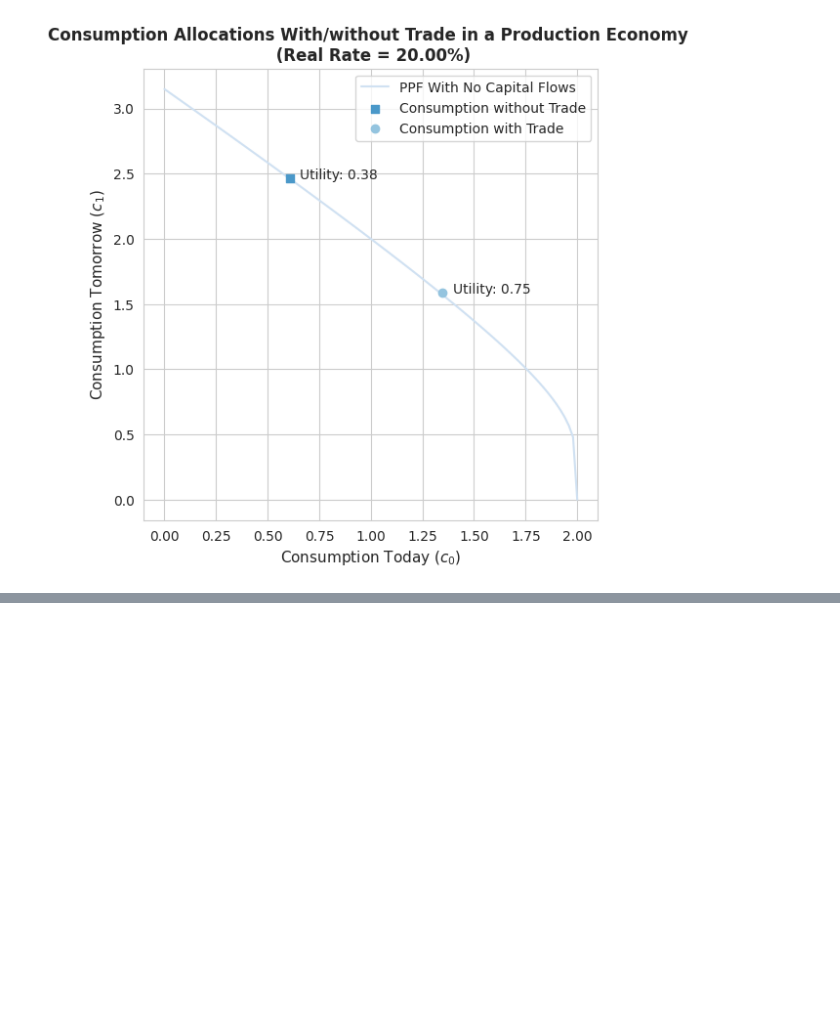
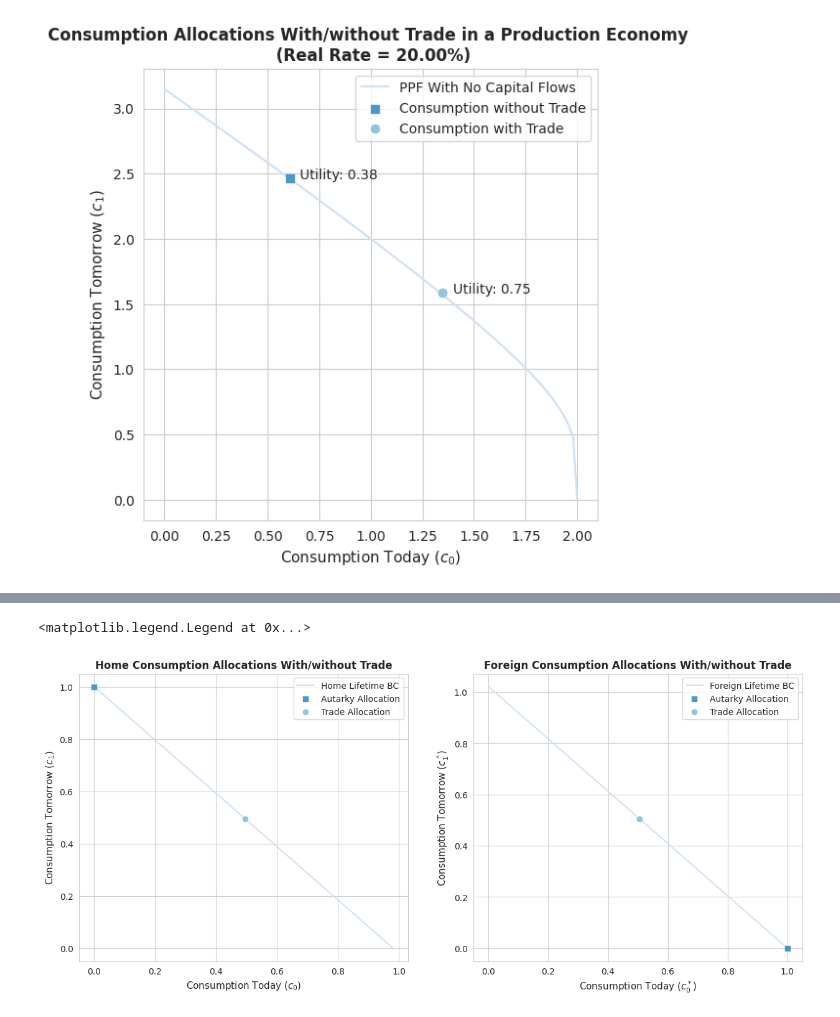
Before and after one commit to dandoreyrodriguez/Foundations_of_International_Macroeconomics, a Jupyter notebook: FIM_1.ipynb, the cells around one changed output, grey strips where cells are left out. Drawn from its saved outputs; the diff is of its cells as text; code cells hidden in the pictures; blank space fills up the shorter version.

```diff
--- a/FIM_1.ipynb
+++ b/FIM_1.ipynb
@@ -228,0 +279,38 @@ The market clearing condition is that $b_t+b_t^* = 0 $. The world net position i
+# %%
+ # Record allocations & liftime BCs
+ beta = 0.98
+ home_c = (beta / (1 + beta))
+ foreign_c = (1 / (1 + beta))
+ real_rate = (1 - beta) / beta
+ home_LBC_x = np.linspace(0,1/(1+real_rate),100)
+ home_LBC_y = 1 - (1+real_rate)*home_LBC_x
+ foreign_LBC_x = np.linspace(0,1,100)
+ foreign_LBC_y = (1+real_rate)-(1+real_rate)*foreign_LBC_x
+
+
+ # Plot the trade allocations versus autarky
+
+# some styling
+fig, (ax1, ax2) = plt.subplots(1, 2, figsize=(15, 6))
+sns.set_style("whitegrid")
+palette = sns.color_palette("Blues", 4)  # Blue color palette
+# setting axes
+ax1.set_title('Home Consumption Allocations With/without Trade', fontweight="bold", fontsize=12)
+ax2.set_title('Foreign Consumption Allocations With/without Trade', fontweight = "bold",fontsize=12)
+ax1.set_xlabel('Consumption Today ($c_0$)', fontsize=11)
+ax1.set_ylabel('Consumption Tomorrow ($c_1$)', fontsize=11)
+ax2.set_xlabel('Consumption Today ($c_0^*$)', fontsize=11)
+ax2.set_ylabel('Consumption Tomorrow ($c_1^*$)', fontsize=11)
+# plot bundles
+ax1.plot(home_LBC_x, home_LBC_y, color=palette[0], label="Home Lifetime BC", zorder = 1)
+ax1.scatter(0, 1, marker = 's', color = palette[2], label = "Autarky Allocation", zorder = 2)
+ax1.scatter(home_c, home_c, marker='o', color=palette[1], label="Trade Allocation", zorder=3)
+ax2.plot(foreign_LBC_x, foreign_LBC_y, color=palette[0], label="Foreign Lifetime BC", zorder = 1)
+ax2.scatter(1,0, marker = 's', color = palette[2], label = "Autarky Allocation", zorder = 2)
+ax2.scatter(foreign_c, foreign_c, marker='o', color=palette[1], label="Trade Allocation", zorder=3)
+# plot legends
+ax1.legend(fontsize=10)
+ax2.legend(fontsize=10)
+# %% [output]
+<matplotlib.legend.Legend at 0x...>
+[figure, added]
```
Also changed, not shown: parts of 9 cells of this notebook.
